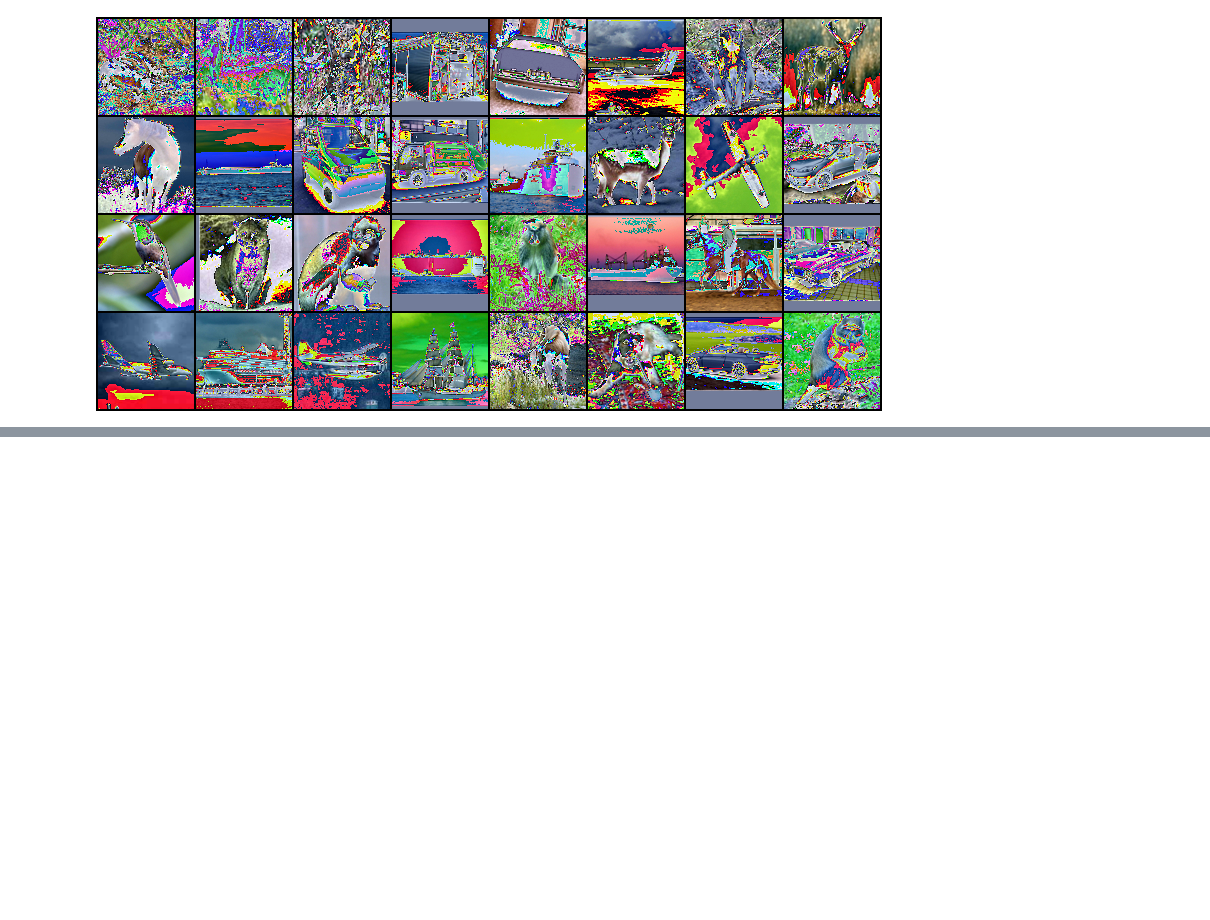
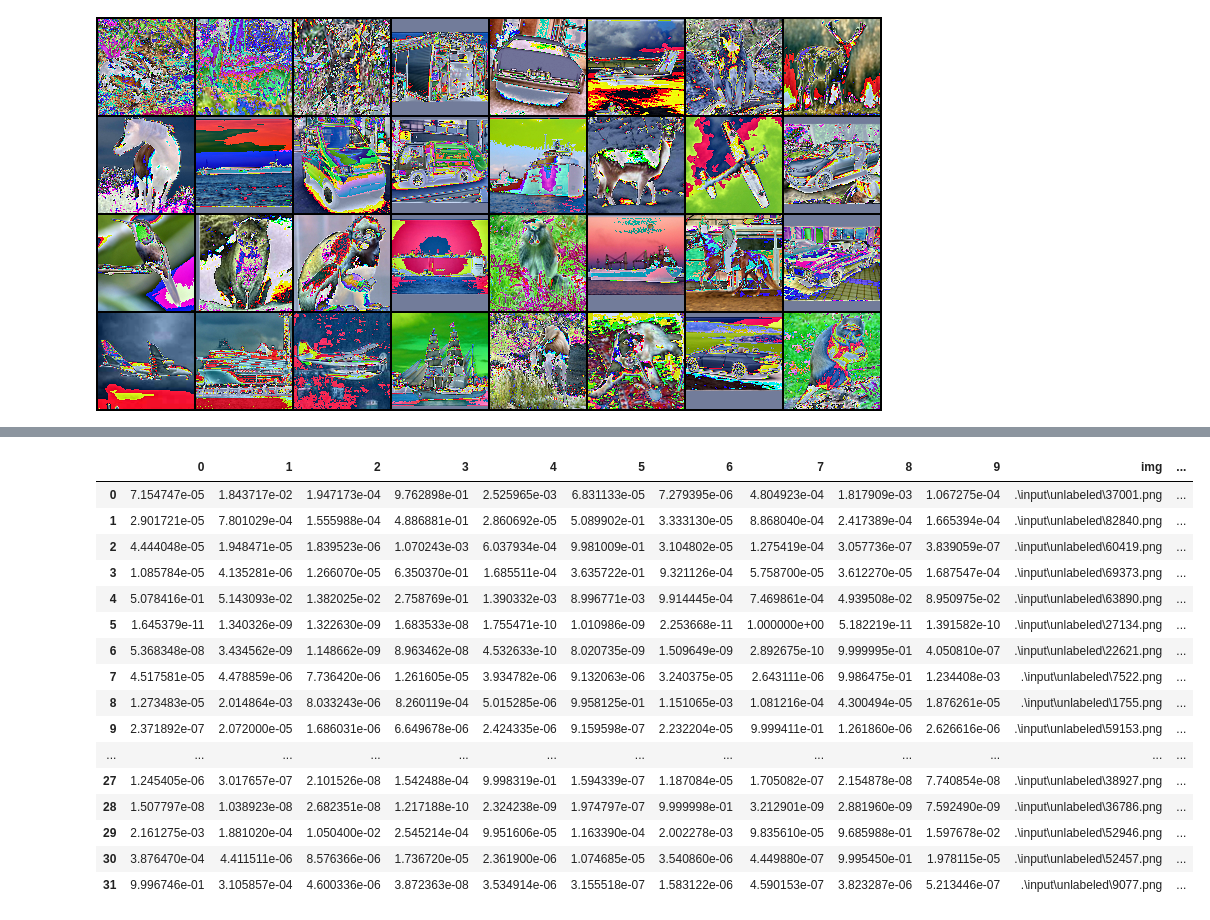
Before and after one commit to DarkFaceMonster/Pytorch-STL10, a Jupyter notebook: model.ipynb, the cells around one changed output, grey strips where cells are left out. Cells and saved outputs as stored; diff of their text form; code cells hidden in the pictures; blank space fills up the shorter version.

```diff
--- a/model.ipynb
+++ b/model.ipynb
@@ -284,0 +323,5 @@ torch.Size([32, 1000])
+# %%
+PATH = './models/vgg16_bn_55_0.9376250505447388.pth'
+# 学习率为0.001， 优化器为SGD(model.parameters(), lr=lr, momentum=0.9, weight_decay=5e-4)，
+model.load_state_dict(torch.load(PATH))
+model.cuda().eval()
@@ -284,0 +353,24 @@ torch.Size([32, 1000])
+# %%
+# df_preds['y'] -= 2
+df_preds['p'] = preds.max(axis=1)
+
+
+df_preds.head(32)
+# %% [output]
+|  | 0 | 1 | 2 | 3 | 4 | 5 | 6 | 7 | 8 | 9 | img | ... |
+| 0 | 7.154747e-05 | 1.843717e-02 | 1.947173e-04 | 9.762898e-01 | 2.525965e-03 | 6.831133e-05 | 7.279395e-06 | 4.804923e-04 | 1.817909e-03 | 1.067275e-04 | .\input\unlabeled\37001.png | ... |
+| 1 | 2.901721e-05 | 7.801029e-04 | 1.555988e-04 | 4.886881e-01 | 2.860692e-05 | 5.089902e-01 | 3.333130e-05 | 8.868040e-04 | 2.417389e-04 | 1.665394e-04 | .\input\unlabeled\82840.png | ... |
+| 2 | 4.444048e-05 | 1.948471e-05 | 1.839523e-06 | 1.070243e-03 | 6.037934e-04 | 9.981009e-01 | 3.104802e-05 | 1.275419e-04 | 3.057736e-07 | 3.839059e-07 | .\input\unlabeled\60419.png | ... |
+| 3 | 1.085784e-05 | 4.135281e-06 | 1.266070e-05 | 6.350370e-01 | 1.685511e-04 | 3.635722e-01 | 9.321126e-04 | 5.758700e-05 | 3.612270e-05 | 1.687547e-04 | .\input\unlabeled\69373.png | ... |
+| 4 | 5.078416e-01 | 5.143093e-02 | 1.382025e-02 | 2.758769e-01 | 1.390332e-03 | 8.996771e-03 | 9.914445e-04 | 7.469861e-04 | 4.939508e-02 | 8.950975e-02 | .\input\unlabeled\63890.png | ... |
+| 5 | 1.645379e-11 | 1.340326e-09 | 1.322630e-09 | 1.683533e-08 | 1.755471e-10 | 1.010986e-09 | 2.253668e-11 | 1.000000e+00 | 5.182219e-11 | 1.391582e-10 | .\input\unlabeled\27134.png | ... |
+| 6 | 5.368348e-08 | 3.434562e-09 | 1.148662e-09 | 8.963462e-08 | 4.532633e-10 | 8.020735e-09 | 1.509649e-09 | 2.892675e-10 | 9.999995e-01 | 4.050810e-07 | .\input\unlabeled\22621.png | ... |
+| 7 | 4.517581e-05 | 4.478859e-06 | 7.736420e-06 | 1.261605e-05 | 3.934782e-06 | 9.132063e-06 | 3.240375e-05 | 2.643111e-06 | 9.986475e-01 | 1.234408e-03 | .\input\unlabeled\7522.png | ... |
+| 8 | 1.273483e-05 | 2.014864e-03 | 8.033243e-06 | 8.260119e-04 | 5.015285e-06 | 9.958125e-01 | 1.151065e-03 | 1.081216e-04 | 4.300494e-05 | 1.876261e-05 | .\input\unlabeled\1755.png | ... |
+| 9 | 2.371892e-07 | 2.072000e-05 | 1.686031e-06 | 6.649678e-06 | 2.424335e-06 | 9.159598e-07 | 2.232204e-05 | 9.999411e-01 | 1.261860e-06 | 2.626616e-06 | .\input\unlabeled\59153.png | ... |
+| ... | ... | ... | ... | ... | ... | ... | ... | ... | ... | ... | ... | ... |
+| 27 | 1.245405e-06 | 3.017657e-07 | 2.101526e-08 | 1.542488e-04 | 9.998319e-01 | 1.594339e-07 | 1.187084e-05 | 1.705082e-07 | 2.154878e-08 | 7.740854e-08 | .\input\unlabeled\38927.png | ... |
+| 28 | 1.507797e-08 | 1.038923e-08 | 2.682351e-08 | 1.217188e-10 | 2.324238e-09 | 1.974797e-07 | 9.999998e-01 | 3.212901e-09 | 2.881960e-09 | 7.592490e-09 | .\input\unlabeled\36786.png | ... |
+| 29 | 2.161275e-03 | 1.881020e-04 | 1.050400e-02 | 2.545214e-04 | 9.951606e-05 | 1.163390e-04 | 2.002278e-03 | 9.835610e-05 | 9.685988e-01 | 1.597678e-02 | .\input\unlabeled\52946.png | ... |
+| 30 | 3.876470e-04 | 4.411511e-06 | 8.576366e-06 | 1.736720e-05 | 2.361900e-06 | 1.074685e-05 | 3.540860e-06 | 4.449880e-07 | 9.995450e-01 | 1.978115e-05 | .\input\unlabeled\52457.png | ... |
+| 31 | 9.996746e-01 | 3.105857e-04 | 4.600336e-06 | 3.872363e-08 | 3.534914e-06 | 3.155518e-07 | 1.583122e-06 | 4.590153e-07 | 3.823287e-06 | 5.213446e-07 | .\input\unlabeled\9077.png | ... |
```
Also changed, not shown: parts of 19 cells of this notebook.
